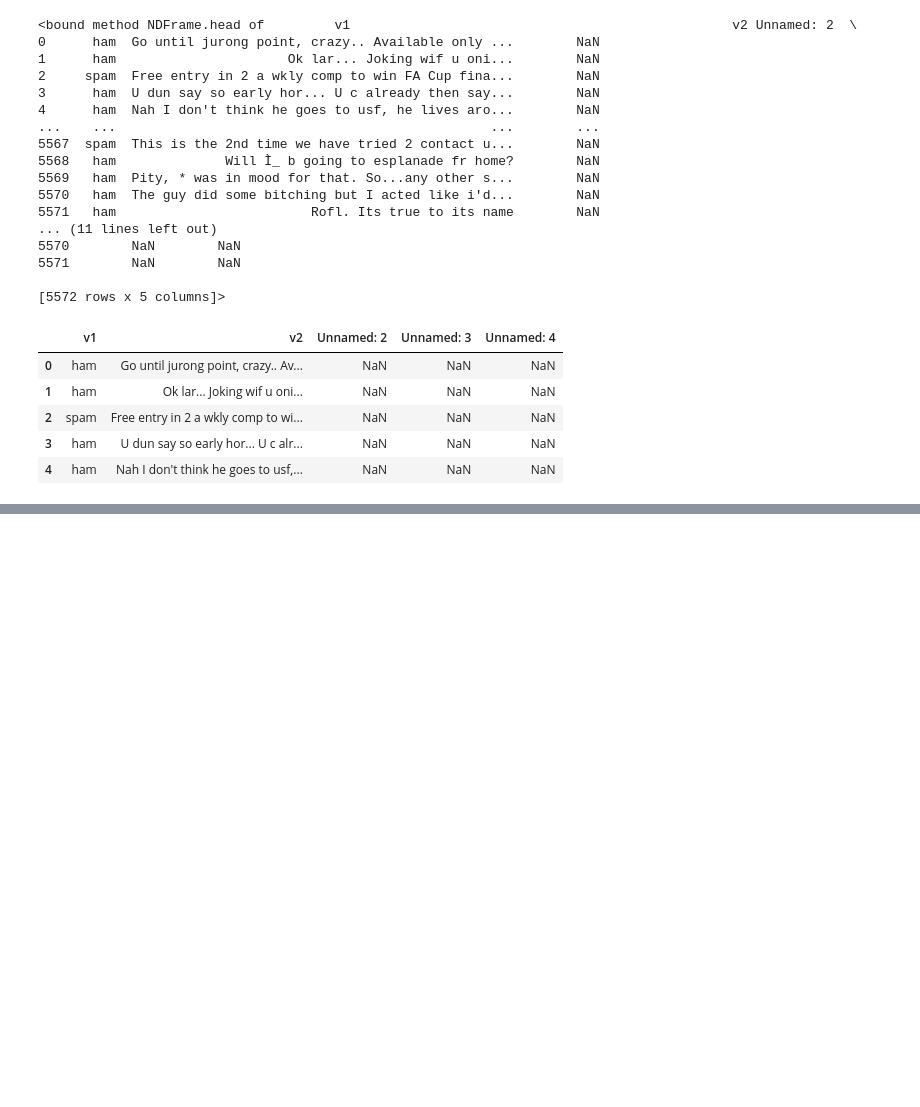
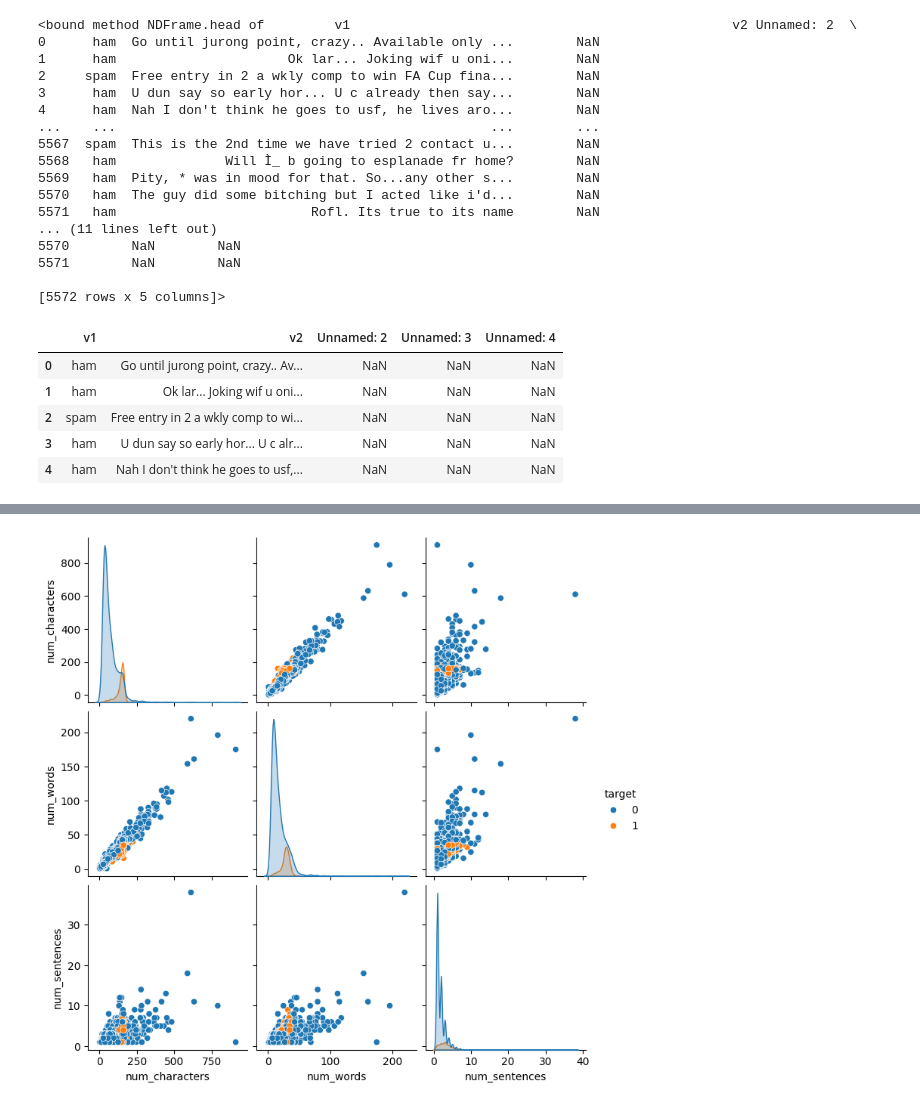
Before and after one commit to OneSakib/spam-detection, a Jupyter notebook: sms-spam-detection.ipynb, the cells around one changed output, grey strips where cells are left out. Saved outputs shown, nothing was run; the diff lists cells and outputs as text; code cells hidden in the pictures; blank space fills up the shorter version.

```diff
--- a/sms-spam-detection.ipynb
+++ b/sms-spam-detection.ipynb
@@ -34,0 +237,5 @@ df.head()
+# %%
+sns.pairplot(df,hue="target")
+plt.show()
+# %% [output]
+[figure, added]
```
Also changed, not shown: parts of 67 cells of this notebook.
